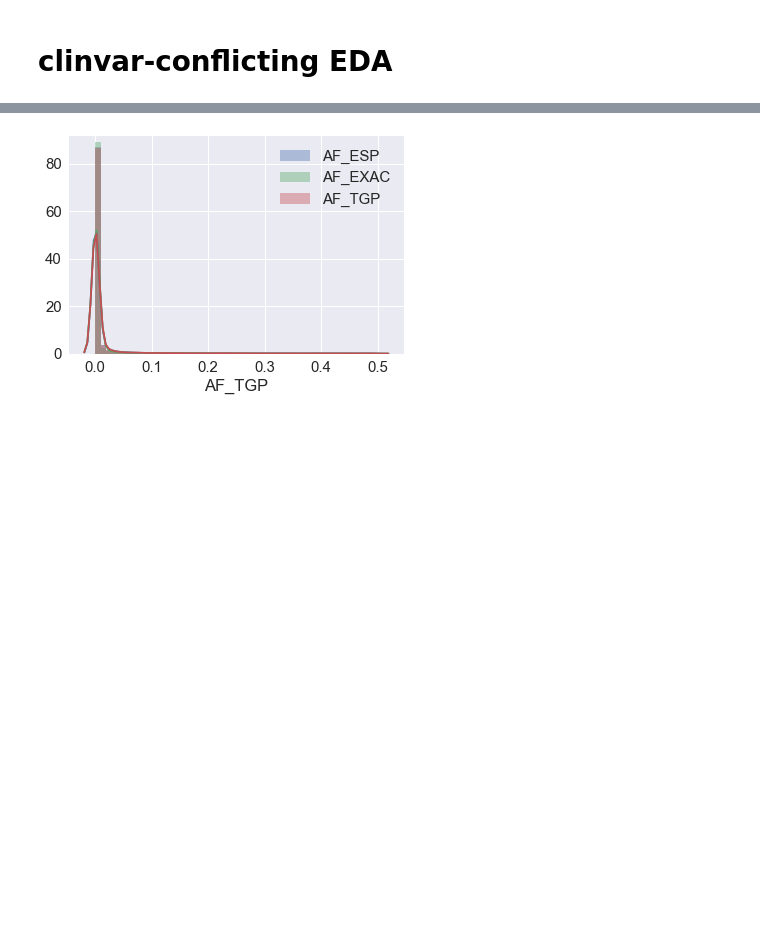
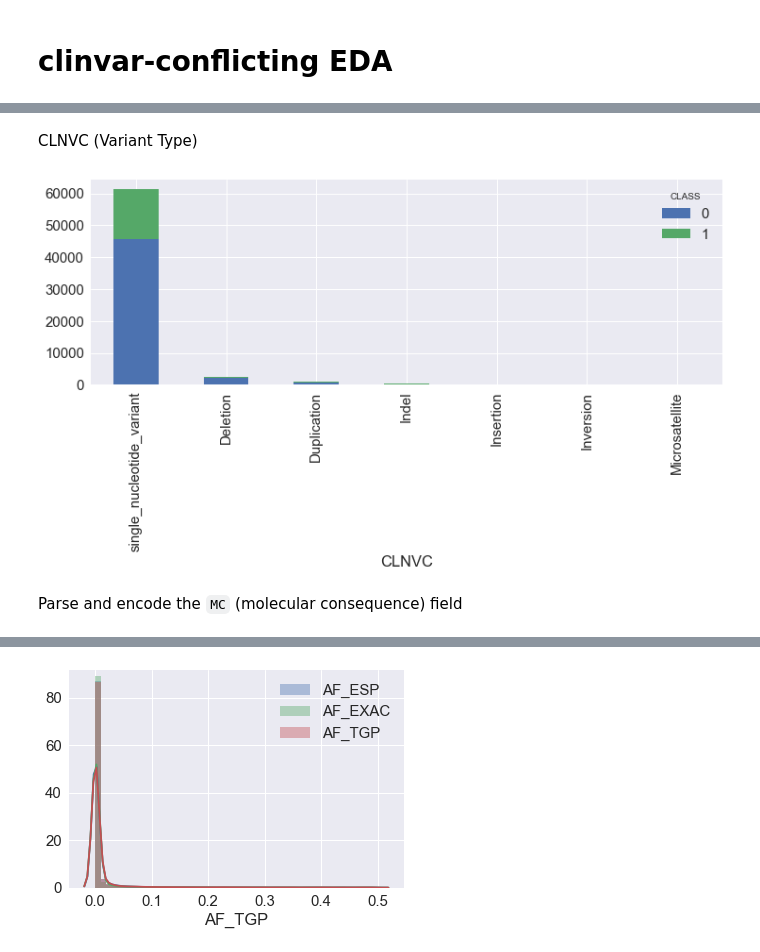
Before and after one commit to arvkevi/clinvar-kaggle, a Jupyter notebook: clinvar-conflicting-eda.ipynb, the cells around one changed output, grey strips where cells are left out. Saved outputs shown, nothing was run; the diff lists cells and outputs as text; code cells hidden in the pictures; blank space fills up the shorter version.

```diff
--- a/clinvar-conflicting-eda.ipynb
+++ b/clinvar-conflicting-eda.ipynb
@@ -166,0 +47,15 @@ Name: GENEINFO, dtype: int64
+# %% [markdown]
+CLNVC (Variant Type)
+# %%
+vt_ct = pd.crosstab(df.CLNVC, df.CLASS, margins=True)
+vt_ct.drop('All', axis=0, inplace=True)
+
+# limit to the 50 most submitted genes for visualization
+vt_ct = vt_ct.sort_values(by='All', ascending=False)
+vt_ct.drop('All', axis=1, inplace=True)
+
+vt_ct.plot.bar(stacked=True, figsize=(12, 4));
+# %% [output]
+[figure, added]
+# %% [markdown]
+Parse and encode the `MC` (molecular consequence) field
```
Also changed, not shown: parts of 38 cells of this notebook, 2 other files.
